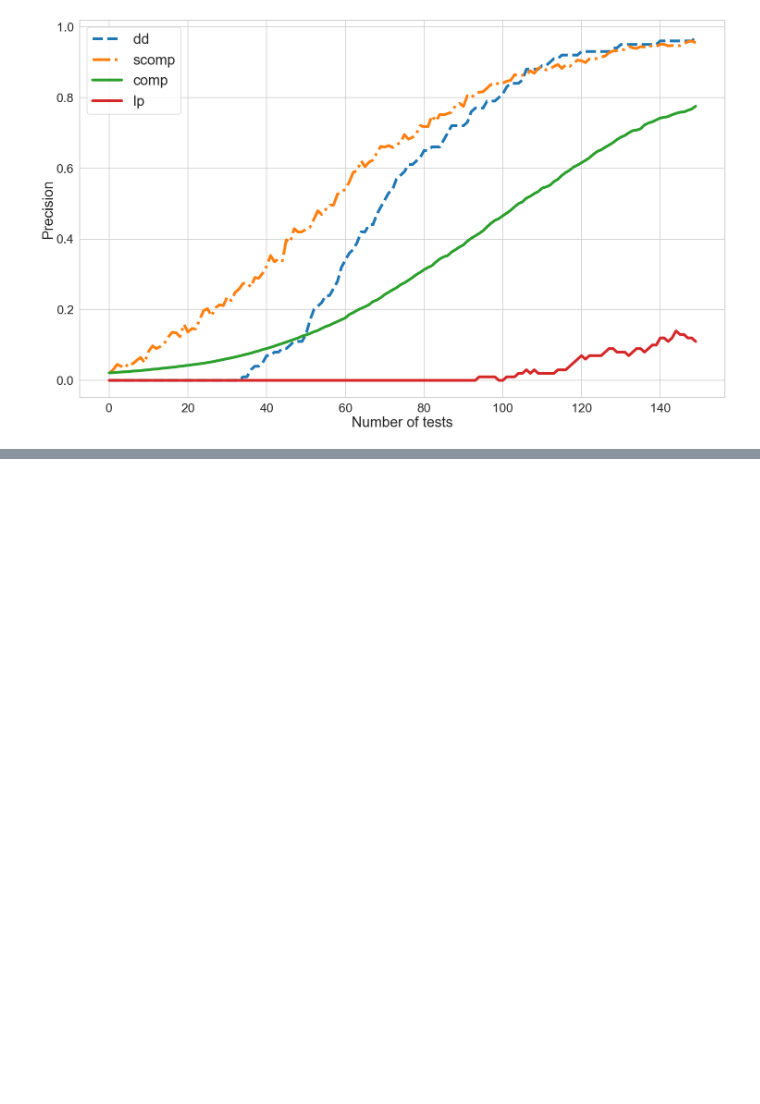
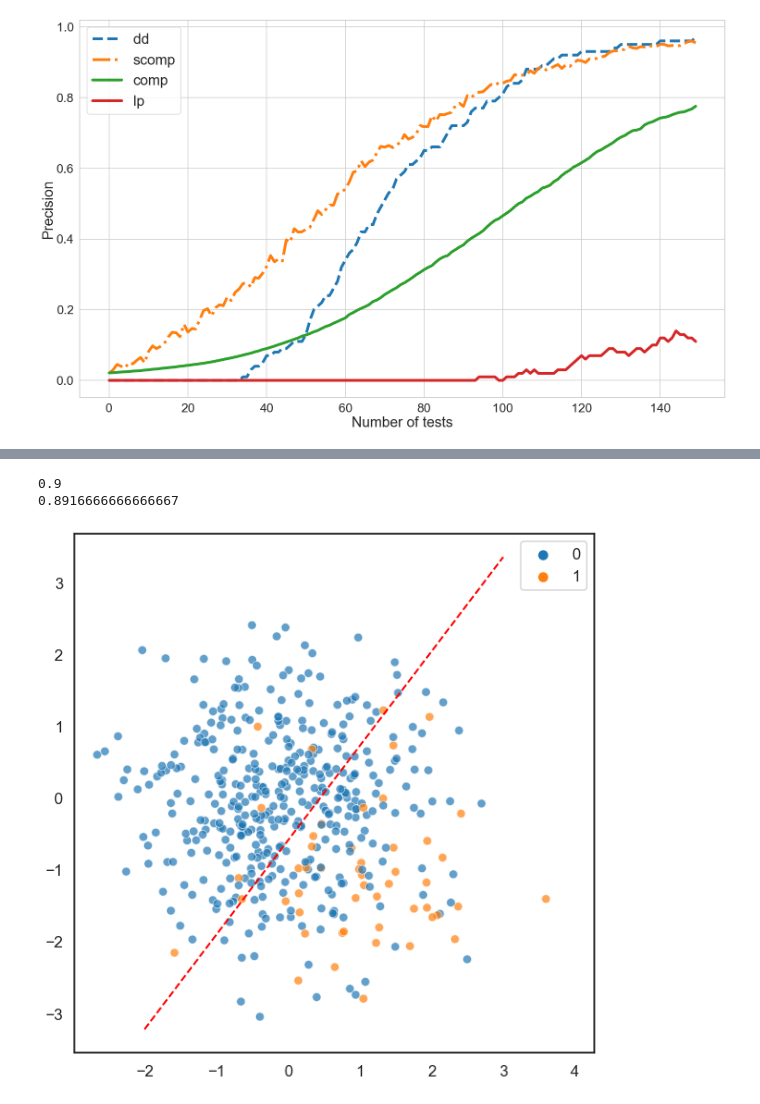
Before and after one commit to LinusBleistein/Group-testing-with-knowledge, a Jupyter notebook: Tests.ipynb, the cells around one changed output, grey strips where cells are left out. Saved outputs shown, nothing was run; the diff lists cells and outputs as text; code cells hidden in the pictures; blank space fills up the shorter version.

```diff
--- a/Tests.ipynb
+++ b/Tests.ipynb
@@ -195,0 +219,23 @@ plt.show()
+# %%
+clf = LogisticRegression().fit(x_train, y_train)
+# %%
+print(clf.score(x_test,y_test))
+print(clf.score(x_train,y_train))
+
+param1 = clf.coef_[0,0]
+param2 = clf.coef_[0,1]
+
+sns.set_context('talk')
+sns.set_style('white')
+
+f,ax=plt.subplots(figsize=(10,10))
+
+points = np.arange(start=-2,stop=3,step=0.001)
+sns.lineplot(x=points,y=1/param2*(1/2-param1*points),linestyle='--',linewidth=2,color='red')
+sns.scatterplot(X[:,0],X[:,1],hue=y,alpha=0.7)
+plt.axis('square')
+plt.show()
+# %% [output]
+0.9
+0.8916666666666667
+[figure, added]
```
Also changed, not shown: parts of 4 cells of this notebook.
